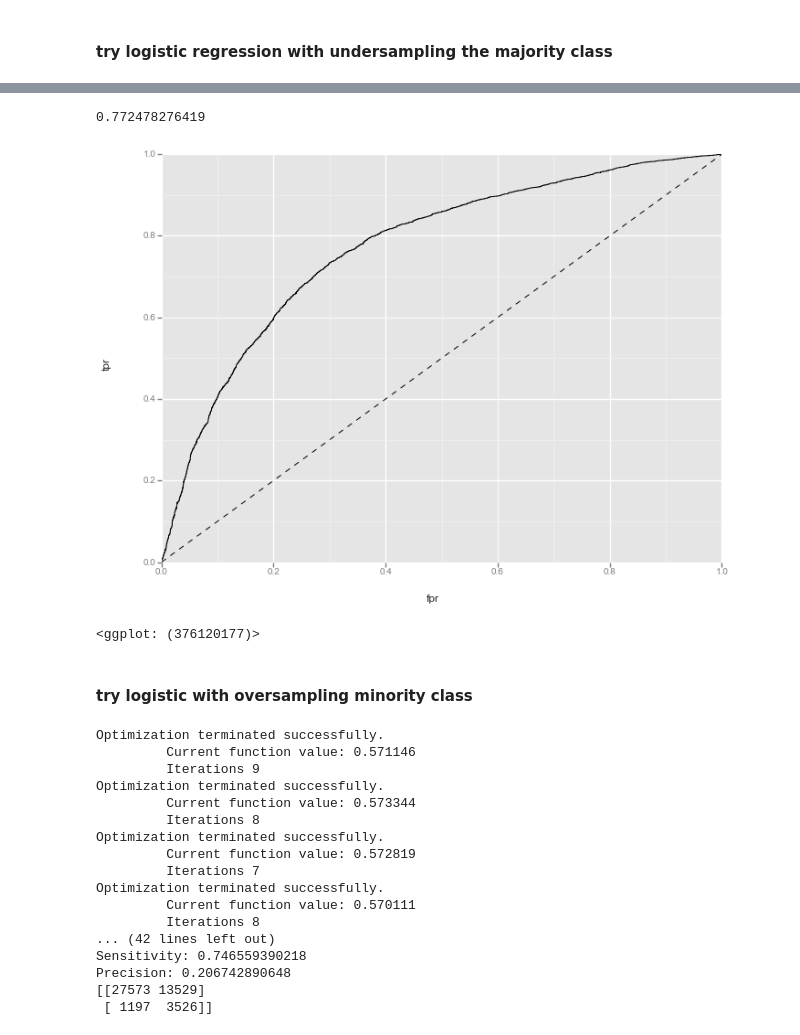
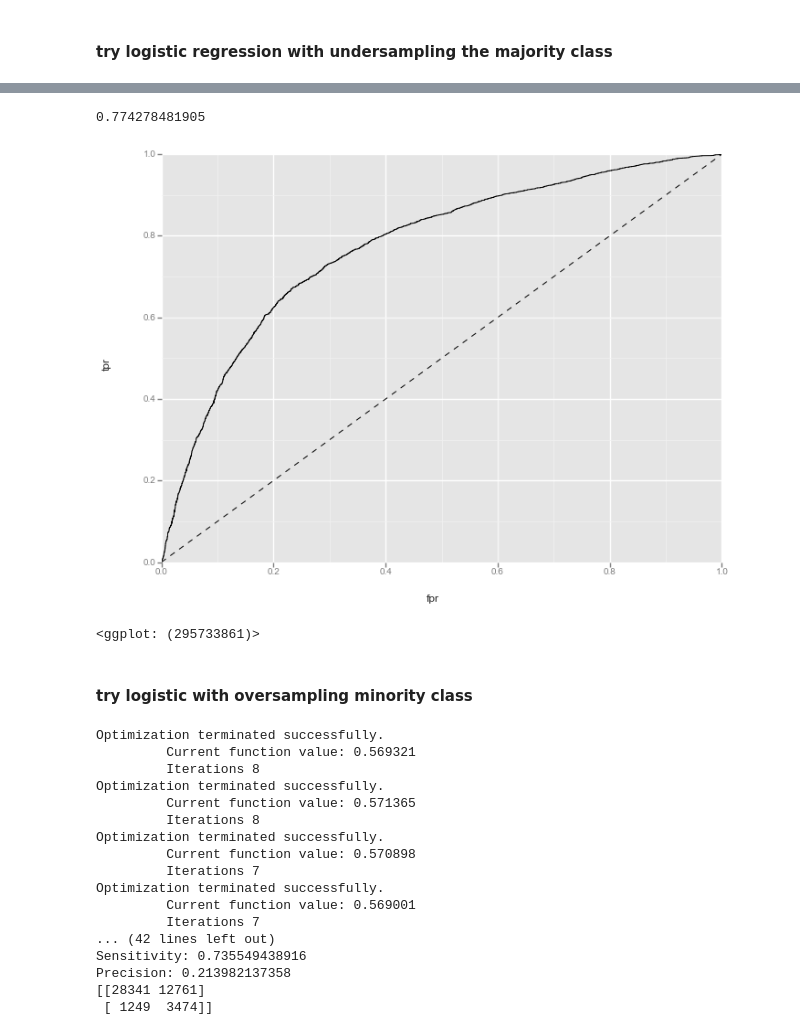
Before and after one commit to CUSPCivicAnalyticsFellows/311, a Jupyter notebook: notebooks/descriptive_model_4_24_dummies.ipynb, the cells around one changed output, grey strips where cells are left out. Drawn from its saved outputs; the diff is of its cells as text; code cells hidden in the pictures.

```diff
--- a/notebooks/descriptive_model_4_24_dummies.ipynb
+++ b/notebooks/descriptive_model_4_24_dummies.ipynb
@@ -230,8 +285,8 @@ Index([u'CD', u'CT2010', u'ComArea', u'CommFAR', u'CondoNo', u'Council',
 # %%
-### dropping bc_0, pc_0.0, and bsmt_0.0 to use as refernce columns
+###dropping bc_1, pc_2.0, and bsmt_1.0 to use as reference columns
 pluto = pluto[['BBL', 'AssessSqft', 'UnitsRes', 'ResArea_perunit', 'Res_r', \
                'NumFloors', 'Bldg_nrr', 'BldgAge', \
-              'bc_1', 'bc_2', 'bc_3', 'bc_4', 'bc_5', 'bc_6', 'pc_1.0', 'pc_2.0', 'bsmt_1.0', 'bsmt_5.0']]
+              'bc_0', 'bc_2', 'bc_3', 'bc_4', 'pc_1.0', 'pc_0.0', 'bsmt_0.0', 'bsmt_5.0']]
 # %% [markdown]
 ### import violations
 # %%
@@ -673,32 +730,32 @@ oddsdf
 # %%
 zeros = dvp[dvp['vio_binary']==0]
 sample_zeros = zeros.sample(n=len(dvp[dvp['vio_binary']==1]))
 newdf = pd.concat([dvp[dvp['vio_binary']==1], sample_zeros])
 X = newdf.loc[:,['AssessSqft', 'UnitsRes', 'ResArea_perunit', 'Res_r', \
-               'NumFloors', 'Bldg_nrr', 'BldgAge', 'bc_1', 'bc_2', \
-               'bc_3', 'bc_4', 'bc_5', 'bc_6', 'pc_1.0', 'pc_2.0', \
-               'bsmt_1.0', 'bsmt_5.0', 'Agent', 'SiteManager', \
+               'NumFloors', 'Bldg_nrr', 'BldgAge', 'bc_0', 'bc_2', \
+               'bc_3', 'bc_4', 'pc_1.0', 'pc_0.0', \
+               'bsmt_0.0', 'bsmt_5.0', 'Agent', 'SiteManager', \
                'boiler_age', 'Ind', 'Joint', 'Off', 'boiler_1', 'boiler_2']]
 y = newdf.loc[:,['vio_binary']]
 X_train, X_test, y_train, y_test = train_test_split(X, y, test_size=0.33, random_state=10)
 clf = LogisticRegression()
 clf.fit(X_train, y_train)
 preds = clf.predict_proba(X_test)[:,1]
 fpr, tpr, _ = metrics.roc_curve(y_test, preds)
 df = pd.DataFrame(dict(fpr=fpr, tpr=tpr))
 print metrics.roc_auc_score(y_test, preds)
 ggplot(df, aes(x='fpr', y='tpr'))+geom_line()+geom_abline(linetype='dashed')
 # %% [output]
-0.772478276419
+0.774278481905
-[figure, old version]
+[figure, new version]
-<ggplot: (376120177)>
+<ggplot: (295733861)>
 # %% [markdown]
 #### try logistic with oversampling minority class
 # %%
 X = dvp.loc[:,['AssessSqft', 'UnitsRes', 'ResArea_perunit', 'Res_r', \
-               'NumFloors', 'Bldg_nrr', 'BldgAge', 'bc_1', 'bc_2', \
-               'bc_3', 'bc_4', 'bc_5', 'bc_6', 'pc_1.0', 'pc_2.0', \
-               'bsmt_1.0', 'bsmt_5.0', 'Agent', 'SiteManager', \
+               'NumFloors', 'Bldg_nrr', 'BldgAge', 'bc_0', 'bc_2', \
+               'bc_3', 'bc_4', 'pc_1.0', 'pc_0.0', \
+               'bsmt_0.0', 'bsmt_5.0', 'Agent', 'SiteManager', \
                'boiler_age', 'Ind', 'Joint', 'Off', 'boiler_1', 'boiler_2']]
 y = dvp.loc[:,['vio_binary']]
 is_rsquared = []
@@ -740,22 +797,22 @@ print 'Precision: '+str(confusion[1][1]/float((confusion[1][1]+confusion[0][1]))
 print confusion
 # %% [output]
 Optimization terminated successfully.
-         Current function value: 0.571146
-         Iterations 9
-Optimization terminated successfully.
-         Current function value: 0.573344
+         Current function value: 0.569321
          Iterations 8
 Optimization terminated successfully.
-         Current function value: 0.572819
+         Current function value: 0.571365
+         Iterations 8
+Optimization terminated successfully.
+         Current function value: 0.570898
          Iterations 7
 Optimization terminated successfully.
-         Current function value: 0.570111
-         Iterations 8
+         Current function value: 0.569001
+         Iterations 7
 ... (42 lines left out)
-Sensitivity: 0.746559390218
-Precision: 0.206742890648
-[[27573 13529]
- [ 1197  3526]]
+Sensitivity: 0.735549438916
+Precision: 0.213982137358
+[[28341 12761]
+ [ 1249  3474]]
 # %%
 X_train, X_test, y_train, y_test = train_test_split(X, y, test_size=0.33, random_state=10)
 sm = SMOTE(random_state=i, ratio = 1.0)
```
Also changed, not shown: parts of 19 cells of this notebook.
